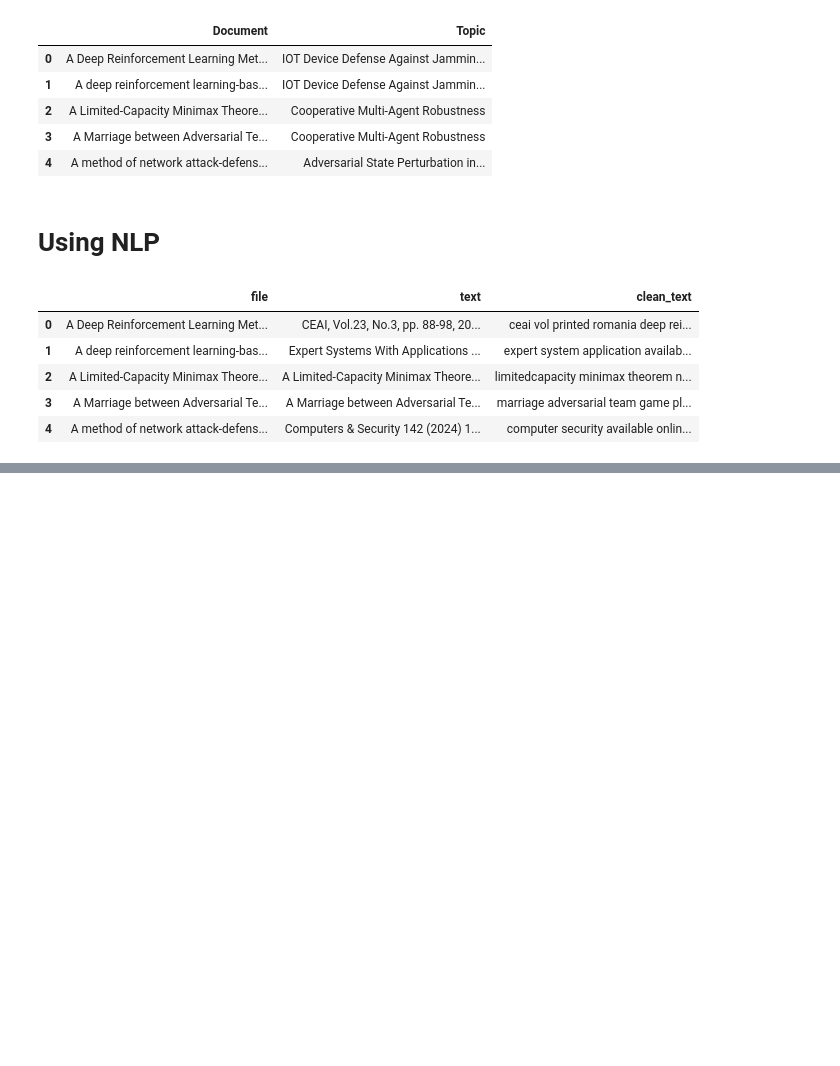
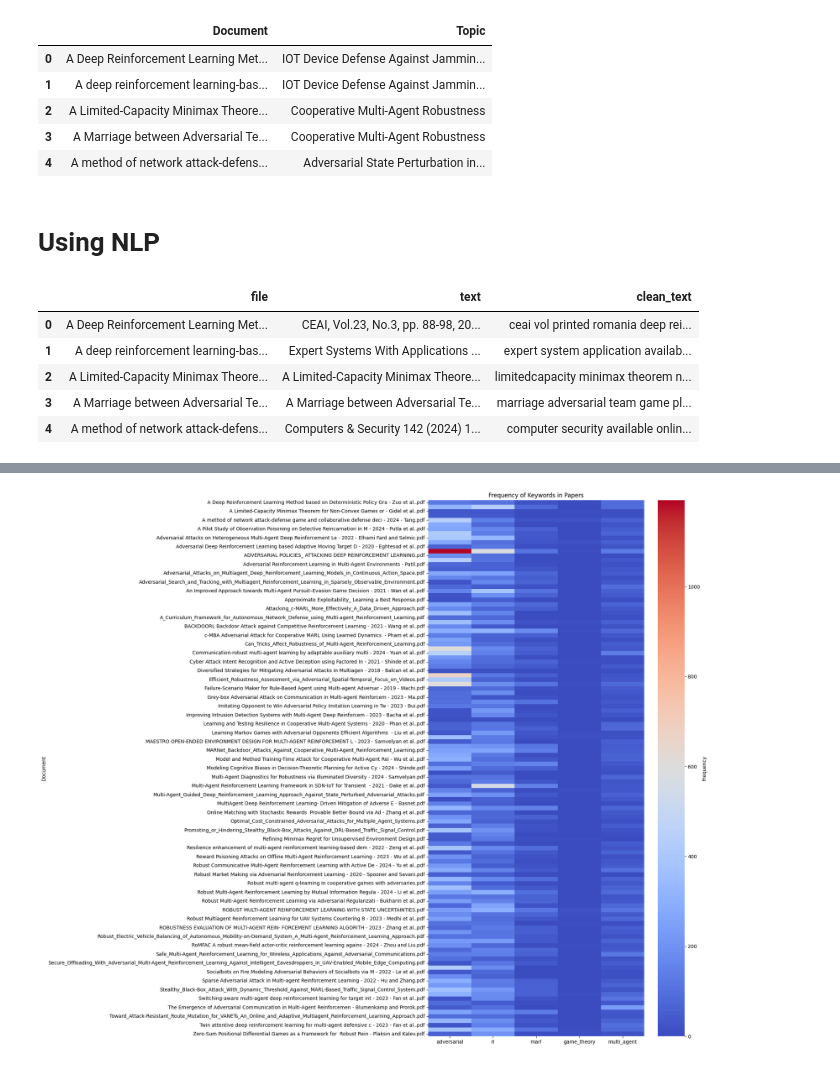
Before and after one commit to HamBa-m/sci-scraper, a Jupyter notebook: notebooks/cluster.ipynb, the cells around one changed output, grey strips where cells are left out. Cells and saved outputs as stored; diff of their text form; code cells hidden in the pictures; blank space fills up the shorter version.

```diff
--- a/notebooks/cluster.ipynb
+++ b/notebooks/cluster.ipynb
@@ -323,3 +323,23 @@ with open('../src/keywords.json') as f:
 # extract the keywords
 kw_adversarial = keywords['adversarial']
 kw_rl = keywords['rl']
+kw_marl = keywords['marl']
+kw_game_theory = keywords['game_theory']
+kw_multi_agent = keywords['multi_agent']
+# %%
+# use the keywords to generate a frequency count of the keywords in the papers
+kw_freq = {}
+for i in tqdm(range(len(df)), desc='Extracting Keywords', unit='file'):
+    kw_freq[df['file'][i]] = {
+        'adversarial': sum(df['clean_text'][i].count(kw) for kw in kw_adversarial),
+        'rl': sum(df['clean_text'][i].count(kw) for kw in kw_rl),
+        'marl': sum(df['clean_text'][i].count(kw) for kw in kw_marl),
+        'game_theory': sum(df['clean_text'][i].count(kw) for kw in kw_game_theory),
+        'multi_agent': sum(df['clean_text'][i].count(kw) for kw in kw_multi_agent)
+    }
+
+# create a dataframe from the frequency count
+df_kw = pd.DataFrame(kw_freq).T
+df_kw = df_kw.reset_index()
+df_kw = df_kw.rename(columns={'index': 'Document'})
+df_kw.head()
@@ -325,0 +353,11 @@ kw_rl = keywords['rl']
+# %%
+# plot the frequency of the keywords per paper in a heatmap
+import seaborn as sns
+import matplotlib.pyplot as plt
+
+plt.figure(figsize=(10, 20))
+sns.heatmap(df_kw.set_index('Document'), cmap='coolwarm', cbar_kws={'label': 'Frequency'})
+plt.title('Frequency of Keywords in Papers')
+plt.show()
+# %% [output]
+[figure, added]
```
Also changed, not shown: parts of 1 cell of this notebook.
